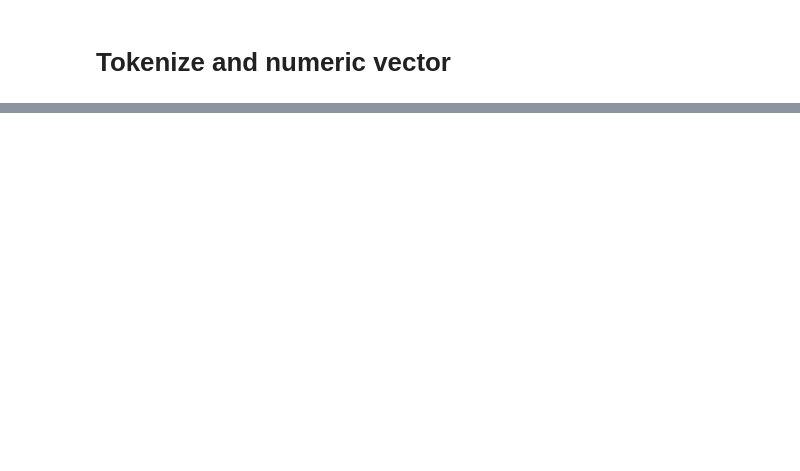
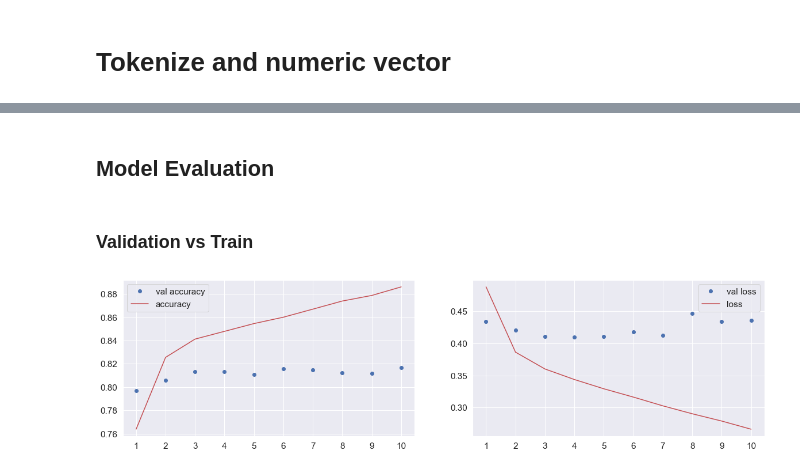
Before and after one commit to esmondhkchu/bayarea_business, a Jupyter notebook: data_analysis/NLP_model.ipynb, the cells around one changed output, grey strips where cells are left out. Saved outputs shown, nothing was run; the diff lists cells and outputs as text; code cells hidden in the pictures; blank space fills up the shorter version.

Commit message:
added NLP Neural Network model

```diff
--- a/data_analysis/NLP_model.ipynb
+++ b/data_analysis/NLP_model.ipynb
@@ -77,0 +87,6 @@ sequences
+# %%
+x_train = preprocessing.sequence.pad_sequences(train_data['sequence'], 25)
+x_test = preprocessing.sequence.pad_sequences(test_data['sequence'], 25)
+# %%
+y_train = texts_labels['binary_labels'].values[:train_cutoff]
+y_test = texts_labels['binary_labels'].values[train_cutoff:]
@@ -113,0 +126,4 @@ count_n_sort(in_arr, return_='total', ascending=True)
+# %%
+model.compile(optimizer='rmsprop', loss='binary_crossentropy', metrics=['acc'])
+# %%
+history = model.fit(x_train, y_train, epochs=10, batch_size=128, validation_split=0.2)
@@ -113,0 +148,21 @@ count_n_sort(in_arr, return_='total', ascending=True)
+# %% [markdown]
+## Model Evaluation
+# %% [markdown]
+### Validation vs Train
+# %%
+plt.figure(figsize=(20,5))
+
+plt.subplot(121)
+plt.plot(range(10), history.history['val_acc'], 'bo', label='val accuracy', color='b')
+plt.plot(range(10), history.history['acc'], 'b', label='accuracy', color='r')
+plt.xticks(range(0,10), range(1,21))
+plt.legend()
+
+plt.subplot(122)
+plt.plot(range(10), history.history['val_loss'], 'bo', label='val loss', color='b')
+plt.plot(range(10), history.history['loss'], 'b', label='loss', color='r')
+plt.xticks(range(0,10), range(1,11))
+plt.legend()
+plt.show()
+# %% [output]
+[figure, added]
```
Also changed, not shown: parts of 41 cells of this notebook.
